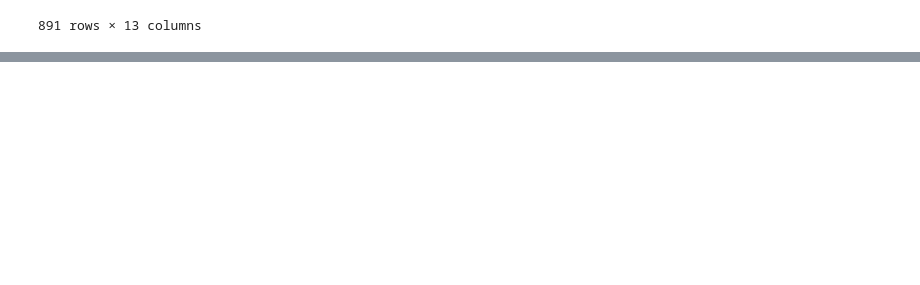
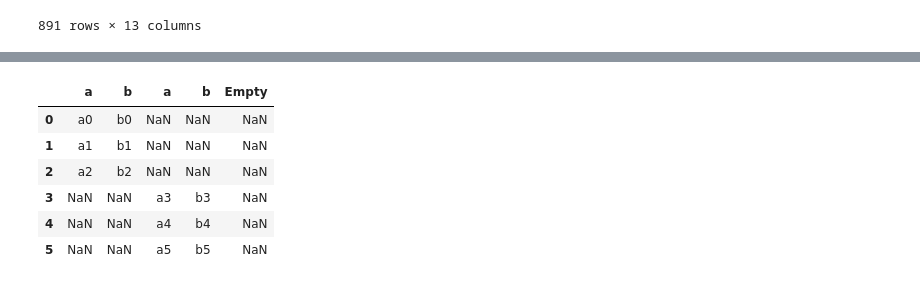
Before and after one commit to ahmedfakhar747/pandas-for-data-science, a Jupyter notebook: Pandas_2_Correlation_Analysis.ipynb, the cells around one changed output, grey strips where cells are left out. Cells and saved outputs as stored; diff of their text form; code cells hidden in the pictures; blank space fills up the shorter version.

```diff
--- a/Pandas_2_Correlation_Analysis.ipynb
+++ b/Pandas_2_Correlation_Analysis.ipynb
@@ -615,0 +619,6 @@ titanic_data
+# %%
+data1 = pd.DataFrame({
+    "a": ["a0", "a1", "a2"],
+    "b": ["b0", "b1", "b2"]
+})
+data1
@@ -615,0 +630,6 @@ titanic_data
+# %%
+data2 = pd.DataFrame({
+    "a": ["a3", "a4", "a5"],
+    "b": ["b3", "b4", "b5"]
+}, index=[3, 4, 5])
+data2
@@ -615,0 +641,3 @@ titanic_data
+# %%
+x = pd.concat([data1, data2], axis=1)
+x
@@ -615,0 +686,11 @@ titanic_data
+# %%
+x["Empty"] = np.nan
+x
+# %% [output]
+|  | a | b | a | b | Empty |
+| 0 | a0 | b0 | NaN | NaN | NaN |
+| 1 | a1 | b1 | NaN | NaN | NaN |
+| 2 | a2 | b2 | NaN | NaN | NaN |
+| 3 | NaN | NaN | a3 | b3 | NaN |
+| 4 | NaN | NaN | a4 | b4 | NaN |
+| 5 | NaN | NaN | a5 | b5 | NaN |
```
Also changed, not shown: parts of 17 cells of this notebook.
